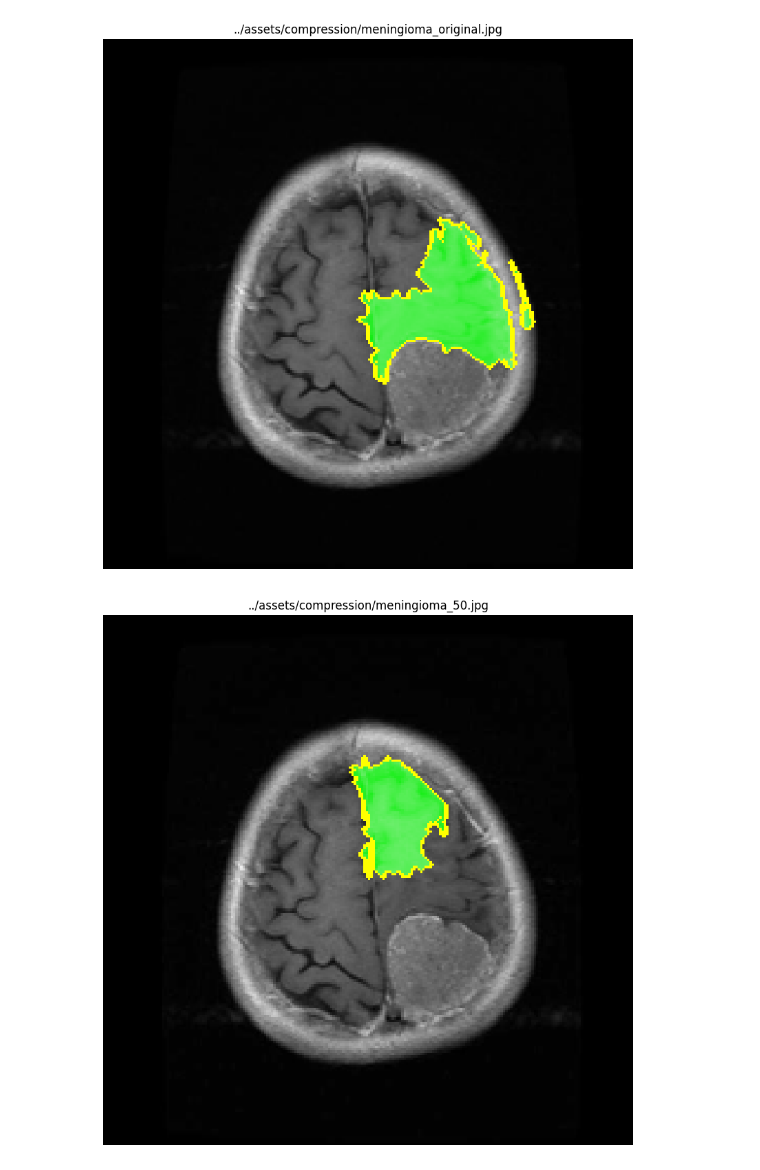
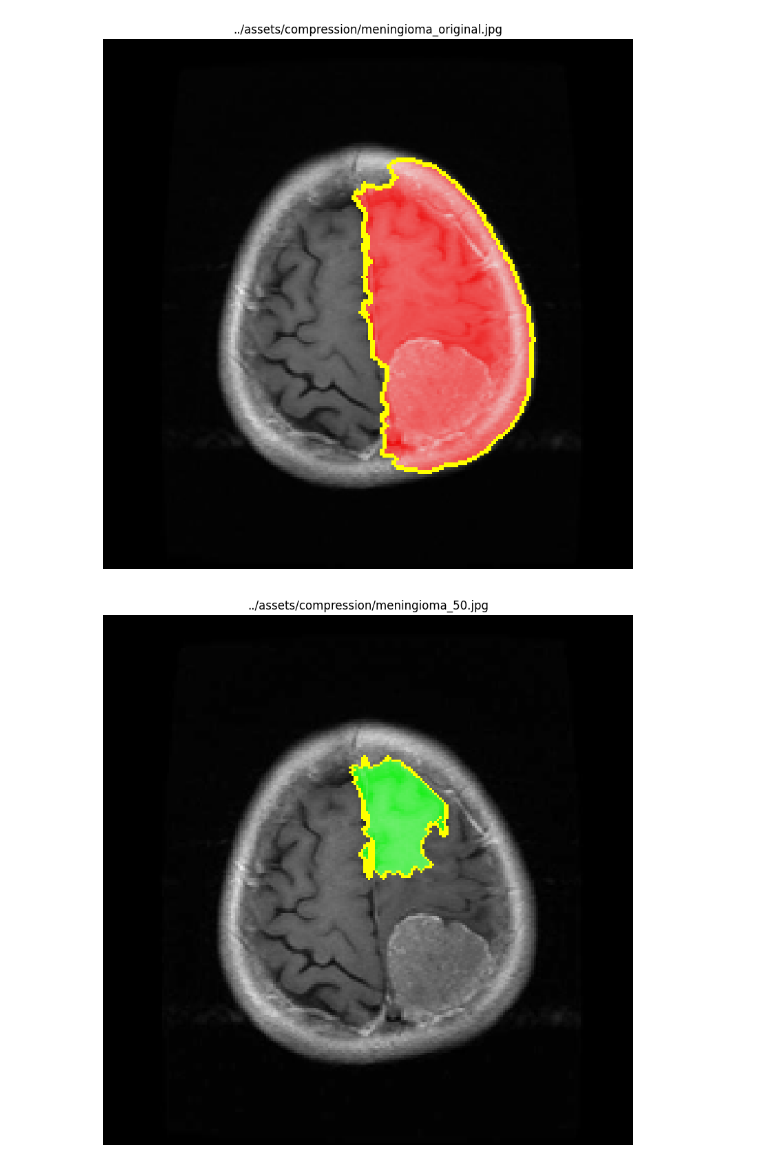
Before and after one commit to M4yfl0w3r/flower-eng-thesis, a Jupyter notebook: src/compression_research.ipynb, the cells around one changed output. Drawn from its saved outputs; the diff is of its cells as text; code cells hidden in the pictures.

Commit message:
* how does the number of samples affect the quality of the explanation? I guess, it doesn't in this case

```diff
--- a/src/compression_research.ipynb
+++ b/src/compression_research.ipynb
@@ -67,6 +49,33 @@ def explain_with_lime(model: nn.Module, image_path: str, target_class: int) -> N
     pl.title(image_path)
     pl.axis("off")
     pl.show()
+# %%
+def explain(model: nn.Module, image_path: str, target_class: int) -> None:
+    image_transform = transforms.ToTensor()
+
+    image = np.array(Image.open(image_path).convert("RGB").resize((224, 224)))
+
+    def _batch_predict(images: np.ndarray) -> np.ndarray:
+        # A function that takes a batch of images and returns a prediction for each image.
+        batch = torch.stack(tuple(image_transform(i) for i in images), dim=0)
+        batch = batch.to(device)
+        logits = model(batch)
+        probabilities = F.softmax(logits, dim=1)
+        return probabilities.detach().numpy()
+
+    explainer = lime_image.LimeImageExplainer()
+    explanation = explainer.explain_instance(
+        image=image, classifier_fn=_batch_predict, num_samples=300
+    )
+    image, mask = explanation.get_image_and_mask(
+        label=target_class, positive_only=False, num_features=2
+    )
+    marked_image = mark_boundaries(image / 255.0, mask)
+    pl.figure(figsize=(10, 10))
+    pl.imshow(marked_image)
+    pl.title(image_path)
+    pl.axis("off")
+    pl.show()
 # %%
 images = []
 
@@ -88,9 +103,9 @@ images.append("../assets/compression/meningioma_20.jpg")
 # %%
 classes: dict[int, str] = {0: "glioma", 1: "meningioma", 2: "notumor", 3: "pituitary"}
 # %%
-explain_with_lime(vgg, images[0], 1)
+explain(vgg, images[0], 1)
 # %% [output]
-[figure, old version]
+[figure, new version]
 # %%
 explain_with_lime(vgg, images[1], 1)
 # %% [output]
```
Also changed, not shown: parts of 3 cells of this notebook, 3 other files.
